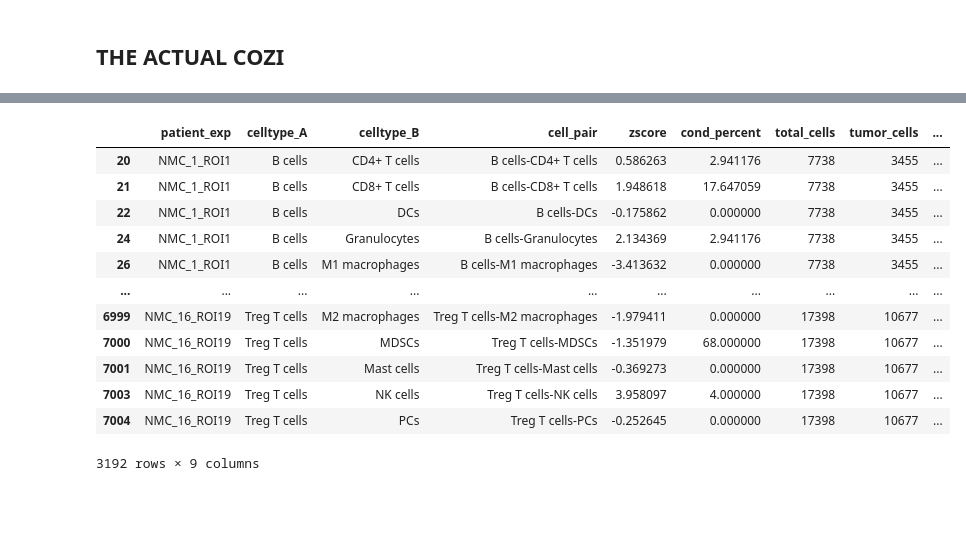
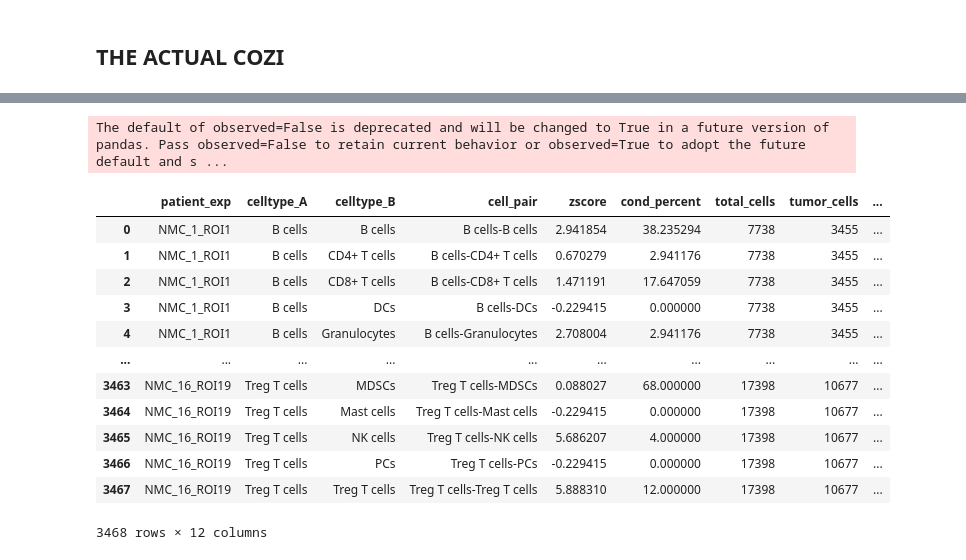
Before and after one commit to SchapiroLabor/NUT_spatial, a Jupyter notebook: spatial_analysis/spatial_analysis.ipynb, the cells around one changed output, grey strips where cells are left out. Cells and saved outputs as stored; diff of their text form; code cells hidden in the pictures; blank space fills up the shorter version.

```diff
--- a/spatial_analysis/spatial_analysis.ipynb
+++ b/spatial_analysis/spatial_analysis.ipynb
@@ -2901,9 +2903,7 @@ for pt in adata.obs["patient_exp"].unique():
         nbh_def="delaunay",
         n_permutations=100,
         random_state=42,
-
-        fixed_type="Tumor cells",
-    )
+            )
 
     # results["cond_ratio"] and results["zscore"] are DataFrames (because return_df=True by default)
     cond_df = results["cond_ratio"].copy()
@@ -2911,13 +2911,13 @@ for pt in adata.obs["patient_exp"].unique():
 
     # Long format
     cond_long = (
-        cond_df.stack()
+        cond_df.stack(dropna=False)
         .rename("cond_ratio")
         .reset_index()
         .rename(columns={"level_0": "celltype_A", "level_1": "celltype_B"})
     )
     z_long = (
-        z_df.stack()
+        z_df.stack(dropna=False)
         .rename("zscore")
         .reset_index()
         .rename(columns={"level_0": "celltype_A", "level_1": "celltype_B"})
@@ -2946,43 +2959,55 @@ The default of observed=False is deprecated and will be changed to True in a fut
 
 The default of observed=False is deprecated and will be changed to True in a future version of pandas. Pass observed=False to retain current behavior or observed=True to adopt the future default and s ...
 # %%
-final_table["zscore_normalized"] = final_table["zscore"] / np.sqrt(final_table["tumor_cells"])
+final_table["zscore_normalized"] = final_table["zscore"] / np.sqrt(final_table["total_cells"])
 # %%
 #keep only immune cells
 immune_cells = [
     "CD4+ T cells",
     "CD8+ T cells",
     "Treg T cells",
     "NK cells",
     "B cells",
     "PCs",
     "DCs",
     "Granulocytes",
     "Mast cells",
     "MDSCs",
     "M1 macrophages",
     "M2 macrophages",
     "M1/M2 macrophages"
 ]
 immune_interactions = final_table[
     (final_table["celltype_A"].isin(immune_cells)) &
     (final_table["celltype_B"].isin(immune_cells))
 ].copy()
 
-#remove same cell type interactions
-immune_interactions = immune_interactions[immune_interactions["celltype_A"] != immune_interactions["celltype_B"]].copy()
+#calculate numner of celltype_A and celltype_B per patient_exp
+celltype_counts = adata.obs.groupby(["patient_exp", "cell_category"]).size().reset_index(name="count")
+celltype_counts = celltype_counts[celltype_counts["cell_category"].isin(immune_cells)].copy()
+celltype_counts = celltype_counts.rename(columns={"count": "celltype_A_count", "cell_category": "celltype_A"})
+#left join immune_interactions with celltype_counts on patient_exp and celltype_A
+immune_interactions = immune_interactions.merge(celltype_counts, on=["patient_exp", "celltype_A"], how="left")
+celltype_counts = celltype_counts.rename(columns={"celltype_A": "celltype_B", "celltype_A_count": "celltype_B_count"})
+#left join immune_interactions with celltype_counts on patient_exp and celltype_B
+immune_interactions = immune_interactions.merge(celltype_counts, on=["patient_exp", "celltype_B"], how="left")
+#make patient_ID column from patient_exp
+immune_interactions["patient_ID"] = immune_interactions["patient_exp"].str.replace(r"_ROI.*$", "", regex=True)
+#make it NUT_ instead of NMC_
+immune_interactions["patient_ID"] = immune_interactions["patient_ID"].str.replace(r"^NMC_", "NUT_", regex=True)
 immune_interactions
 # %% [output]
+The default of observed=False is deprecated and will be changed to True in a future version of pandas. Pass observed=False to retain current behavior or observed=True to adopt the future default and s ...
 |  | patient_exp | celltype_A | celltype_B | cell_pair | zscore | cond_percent | total_cells | tumor_cells | ... |
-| 20 | NMC_1_ROI1 | B cells | CD4+ T cells | B cells-CD4+ T cells | 0.586263 | 2.941176 | 7738 | 3455 | ... |
-| 21 | NMC_1_ROI1 | B cells | CD8+ T cells | B cells-CD8+ T cells | 1.948618 | 17.647059 | 7738 | 3455 | ... |
-| 22 | NMC_1_ROI1 | B cells | DCs | B cells-DCs | -0.175862 | 0.000000 | 7738 | 3455 | ... |
-| 24 | NMC_1_ROI1 | B cells | Granulocytes | B cells-Granulocytes | 2.134369 | 2.941176 | 7738 | 3455 | ... |
-| 26 | NMC_1_ROI1 | B cells | M1 macrophages | B cells-M1 macrophages | -3.413632 | 0.000000 | 7738 | 3455 | ... |
+| 0 | NMC_1_ROI1 | B cells | B cells | B cells-B cells | 2.941854 | 38.235294 | 7738 | 3455 | ... |
+| 1 | NMC_1_ROI1 | B cells | CD4+ T cells | B cells-CD4+ T cells | 0.670279 | 2.941176 | 7738 | 3455 | ... |
+| 2 | NMC_1_ROI1 | B cells | CD8+ T cells | B cells-CD8+ T cells | 1.471191 | 17.647059 | 7738 | 3455 | ... |
+| 3 | NMC_1_ROI1 | B cells | DCs | B cells-DCs | -0.229415 | 0.000000 | 7738 | 3455 | ... |
+| 4 | NMC_1_ROI1 | B cells | Granulocytes | B cells-Granulocytes | 2.708004 | 2.941176 | 7738 | 3455 | ... |
 | ... | ... | ... | ... | ... | ... | ... | ... | ... | ... |
-| 6999 | NMC_16_ROI19 | Treg T cells | M2 macrophages | Treg T cells-M2 macrophages | -1.979411 | 0.000000 | 17398 | 10677 | ... |
-| 7000 | NMC_16_ROI19 | Treg T cells | MDSCs | Treg T cells-MDSCs | -1.351979 | 68.000000 | 17398 | 10677 | ... |
-| 7001 | NMC_16_ROI19 | Treg T cells | Mast cells | Treg T cells-Mast cells | -0.369273 | 0.000000 | 17398 | 10677 | ... |
-| 7003 | NMC_16_ROI19 | Treg T cells | NK cells | Treg T cells-NK cells | 3.958097 | 4.000000 | 17398 | 10677 | ... |
-| 7004 | NMC_16_ROI19 | Treg T cells | PCs | Treg T cells-PCs | -0.252645 | 0.000000 | 17398 | 10677 | ... |
+| 3463 | NMC_16_ROI19 | Treg T cells | MDSCs | Treg T cells-MDSCs | 0.088027 | 68.000000 | 17398 | 10677 | ... |
+| 3464 | NMC_16_ROI19 | Treg T cells | Mast cells | Treg T cells-Mast cells | -0.229415 | 0.000000 | 17398 | 10677 | ... |
+| 3465 | NMC_16_ROI19 | Treg T cells | NK cells | Treg T cells-NK cells | 5.686207 | 4.000000 | 17398 | 10677 | ... |
+| 3466 | NMC_16_ROI19 | Treg T cells | PCs | Treg T cells-PCs | -0.229415 | 0.000000 | 17398 | 10677 | ... |
+| 3467 | NMC_16_ROI19 | Treg T cells | Treg T cells | Treg T cells-Treg T cells | 5.888310 | 12.000000 | 17398 | 10677 | ... |
-3192 rows × 9 columns
+3468 rows × 12 columns
```
Also changed, not shown: parts of 21 cells of this notebook, 9 other files.
